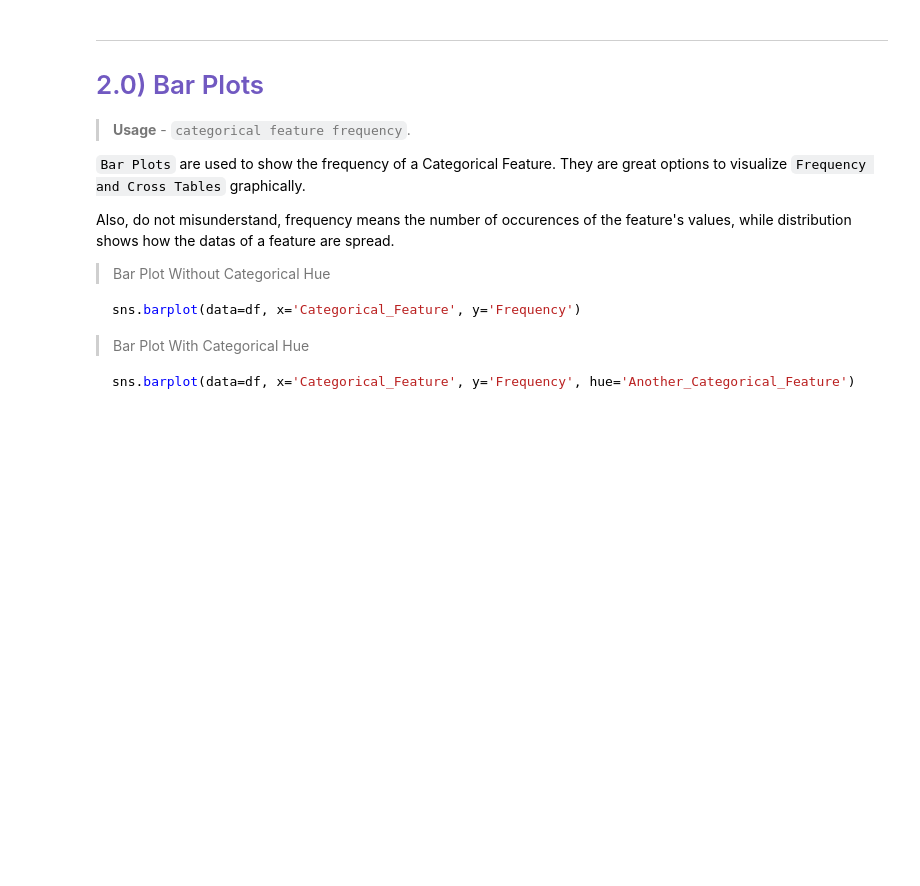
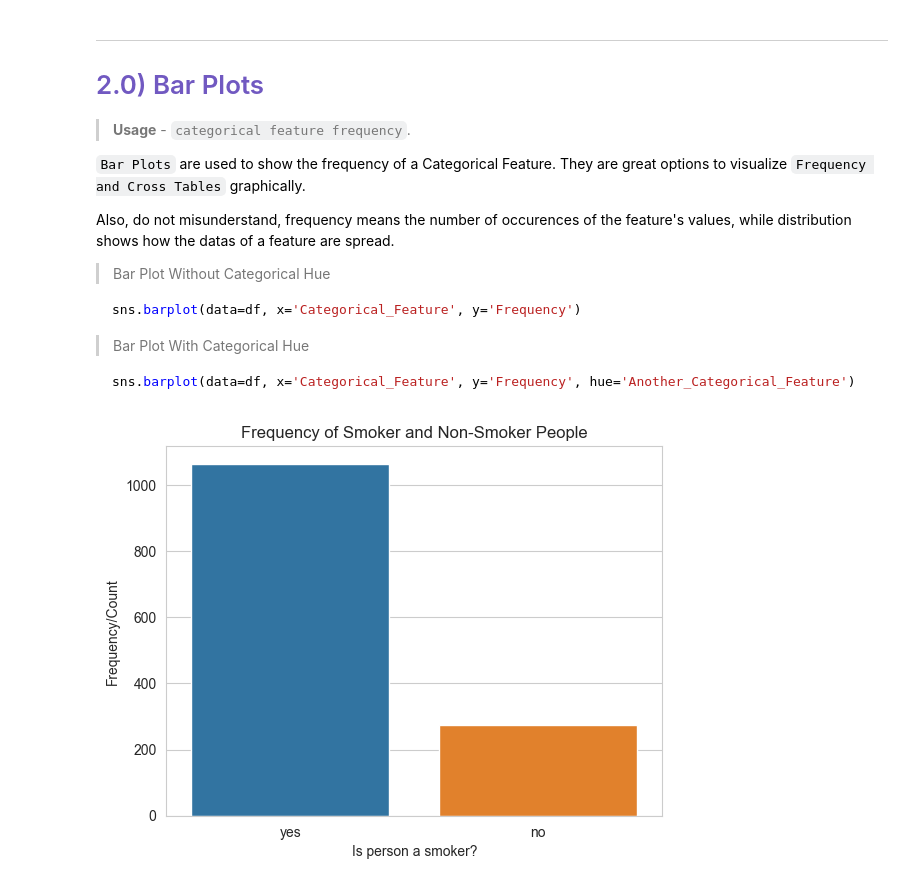
Before and after one commit to CSFelix/data-science-studies, a Jupyter notebook: 02 - Data Visualizations/0 - Plots.ipynb, the cells around one changed output. Drawn from its saved outputs; the diff is of its cells as text; code cells hidden in the pictures; blank space fills up the shorter version.

````diff
--- a/02 - Data Visualizations/0 - Plots.ipynb
+++ b/02 - Data Visualizations/0 - Plots.ipynb
@@ -331,3 +329,20 @@ sns.barplot(data=df, x='Categorical_Feature', y='Frequency')
 ```python
 sns.barplot(data=df, x='Categorical_Feature', y='Frequency', hue='Another_Categorical_Feature')
 ```
+# %%
+# ---- Bar Plot Without Categorical Hue ----
+#
+# - using 'value_counts' way
+#
+sns.barplot(
+    data=insurance_df
+    , x=insurance_df['smoker'].unique() # ['yes', 'no']
+    , y=insurance_df['smoker'].value_counts()
+)
+
+plt.title('Frequency of Smoker and Non-Smoker People')
+plt.xlabel('Is person a smoker?')
+plt.ylabel('Frequency/Count')
+plt.show()
+# %% [output]
+[figure, added]
````
Also changed, not shown: parts of 25 cells of this notebook.
